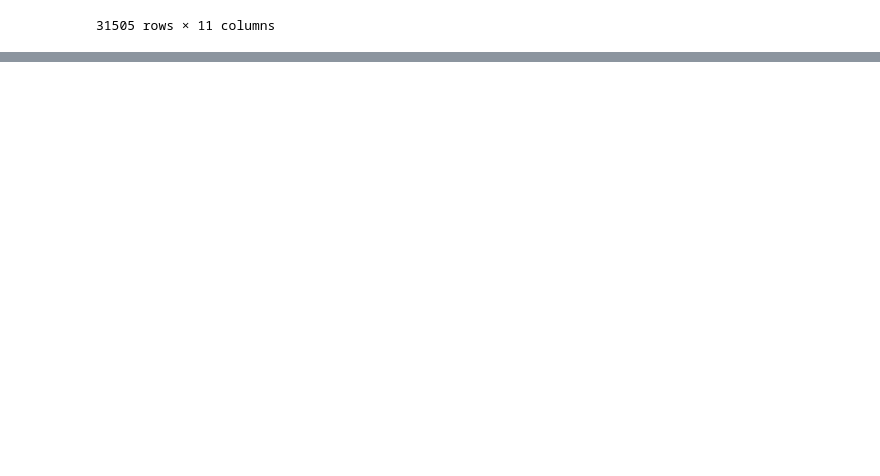
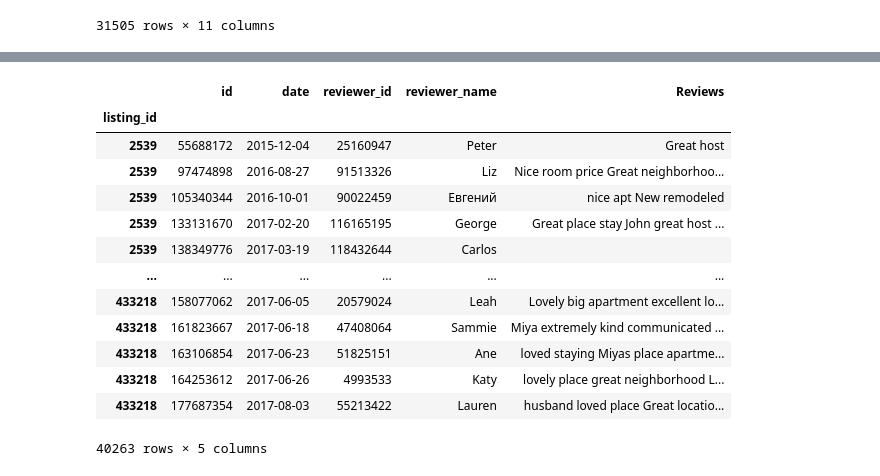
Before and after one commit to AndrewDai6123/AirBnB-Opinion-Mining-Project, a Jupyter notebook: data.ipynb, the cells around one changed output, grey strips where cells are left out. Drawn from its saved outputs; the diff is of its cells as text; code cells hidden in the pictures; blank space fills up the shorter version.

```diff
--- a/data.ipynb
+++ b/data.ipynb
@@ -227,0 +232,3 @@ listing_df.dropna()
+# %%
+# Drop all na rows
+reviews2_df = reviews2_df.dropna()
@@ -227,0 +252,3 @@ listing_df.dropna()
+# %%
+# remove all the non - english rows from reviews2_df
+reviews2_df_cleaned = reviews2_df[reviews2_df.comments.map(lambda x: x.isascii())]
@@ -227,0 +278,16 @@ listing_df.dropna()
+# %%
+reviews2_df_clean_1 = reviews2_df_cleaned[0:40263]
+reviews2_df_clean_1_5 = reviews2_df_cleaned[40264:80529]
+reviews2_df_clean_2 = reviews2_df_cleaned[80529:161058]
+reviews2_df_clean_3 = reviews2_df_cleaned[161058:241587]
+reviews2_df_clean_4 = reviews2_df_cleaned[241587:322116]
+reviews2_df_clean_5 = reviews2_df_cleaned[322116:402645]
+reviews2_df_clean_6 = reviews2_df_cleaned[402645:483174]
+reviews2_df_clean_7 = reviews2_df_cleaned[483174:563703]
+reviews2_df_clean_8 = reviews2_df_cleaned[563703:644232]
+reviews2_df_clean_9 = reviews2_df_cleaned[644232:724761]
+reviews2_df_clean_10 = reviews2_df_cleaned[724761:805290]
+
+reviews_list = [reviews2_df_clean_1, reviews2_df_clean_1_5, reviews2_df_clean_2, reviews2_df_clean_3, reviews2_df_clean_4,
+                reviews2_df_clean_5, reviews2_df_clean_6, reviews2_df_clean_7, reviews2_df_clean_8,
+                reviews2_df_clean_9, reviews2_df_clean_10]
@@ -227,0 +346,2 @@ listing_df.dropna()
+# %%
+reviews2_df_clean_1 = reviews2_df_clean_1[["id", "date", "reviewer_id", "reviewer_name", "Reviews"]]
@@ -227,0 +368,17 @@ listing_df.dropna()
+# %%
+reviews2_df_clean_1
+# %% [output]
+|  | id | date | reviewer_id | reviewer_name | Reviews |
+| listing_id |  |  |  |  |  |
+| 2539 | 55688172 | 2015-12-04 | 25160947 | Peter | Great host |
+| 2539 | 97474898 | 2016-08-27 | 91513326 | Liz | Nice room price Great neighborhoo... |
+| 2539 | 105340344 | 2016-10-01 | 90022459 | Евгений | nice apt New remodeled |
+| 2539 | 133131670 | 2017-02-20 | 116165195 | George | Great place stay John great host ... |
+| 2539 | 138349776 | 2017-03-19 | 118432644 | Carlos |  |
+| ... | ... | ... | ... | ... | ... |
+| 433218 | 158077062 | 2017-06-05 | 20579024 | Leah | Lovely big apartment excellent lo... |
+| 433218 | 161823667 | 2017-06-18 | 47408064 | Sammie | Miya extremely kind communicated ... |
+| 433218 | 163106854 | 2017-06-23 | 51825151 | Ane | loved staying Miyas place apartme... |
+| 433218 | 164253612 | 2017-06-26 | 4993533 | Katy | lovely place great neighborhood L... |
+| 433218 | 177687354 | 2017-08-03 | 55213422 | Lauren | husband loved place Great locatio... |
+40263 rows × 5 columns
```
Also changed, not shown: parts of 68 cells of this notebook, 2 other files.
